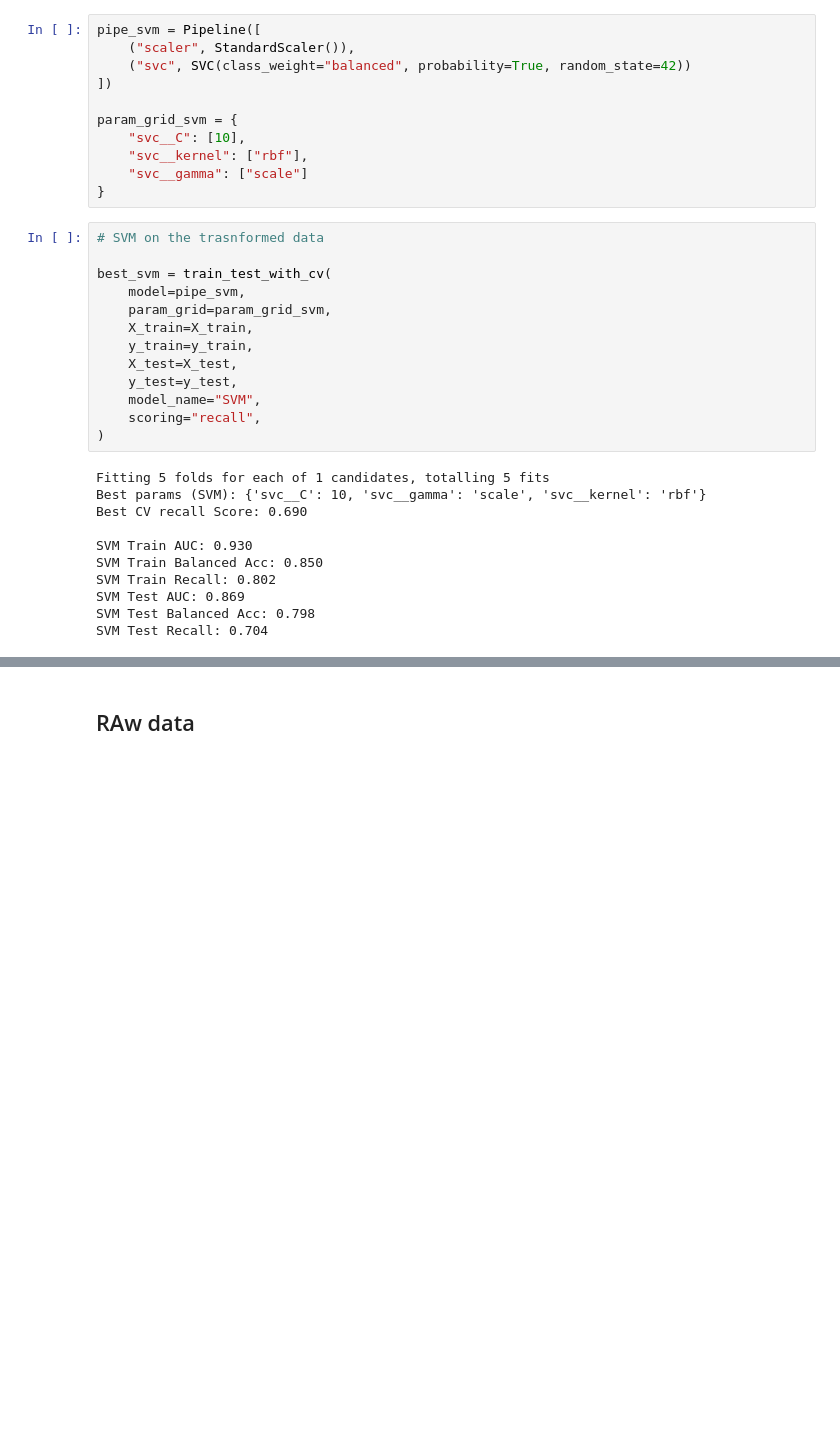
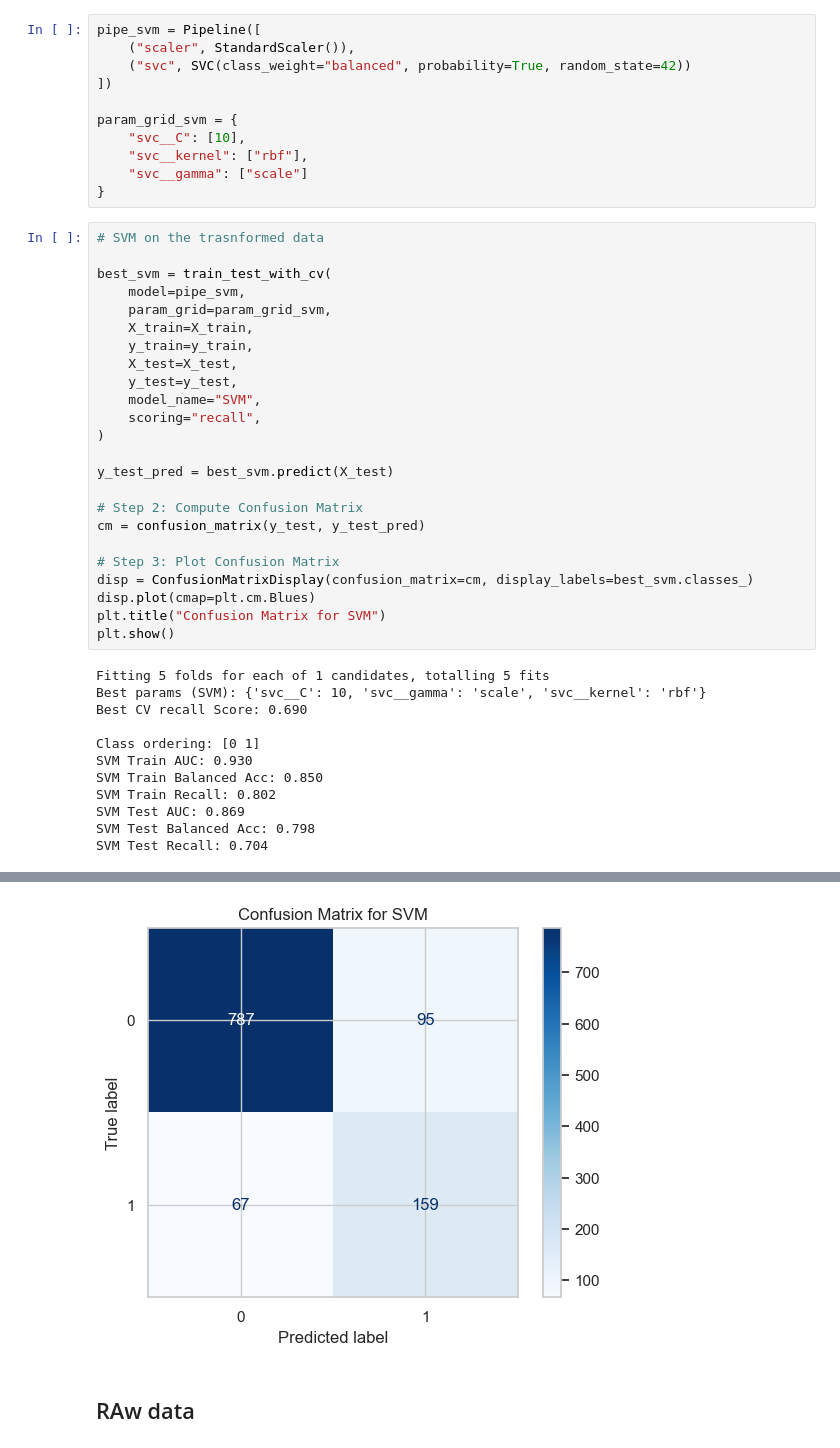
Before and after one commit to douboym/Projet-Scoring, a Jupyter notebook: analyse.ipynb, the cells around one changed output, grey strips where cells are left out. Cells and saved outputs as stored; diff of their text form; blank space fills up the shorter version.

```diff
--- a/analyse.ipynb
+++ b/analyse.ipynb
@@ -1525,28 +1530,41 @@ param_grid_svm = {
 # %%
 # SVM on the trasnformed data
 
 best_svm = train_test_with_cv(
     model=pipe_svm,
     param_grid=param_grid_svm,
     X_train=X_train,
     y_train=y_train,
     X_test=X_test,
     y_test=y_test,
     model_name="SVM",
     scoring="recall",
 )
+
+y_test_pred = best_svm.predict(X_test)
+
+# Step 2: Compute Confusion Matrix
+cm = confusion_matrix(y_test, y_test_pred)
+
+# Step 3: Plot Confusion Matrix
+disp = ConfusionMatrixDisplay(confusion_matrix=cm, display_labels=best_svm.classes_)
+disp.plot(cmap=plt.cm.Blues)
+plt.title("Confusion Matrix for SVM")
+plt.show()
 # %% [output]
 Fitting 5 folds for each of 1 candidates, totalling 5 fits
 Best params (SVM): {'svc__C': 10, 'svc__gamma': 'scale', 'svc__kernel': 'rbf'}
 Best CV recall Score: 0.690
 
+Class ordering: [0 1]
 SVM Train AUC: 0.930
 SVM Train Balanced Acc: 0.850
 SVM Train Recall: 0.802
 SVM Test AUC: 0.869
 SVM Test Balanced Acc: 0.798
 SVM Test Recall: 0.704
 [figure]
+[figure, added]
 # %% [markdown]
 ## RAw data
 # %%
```
Also changed, not shown: parts of 18 cells of this notebook.
